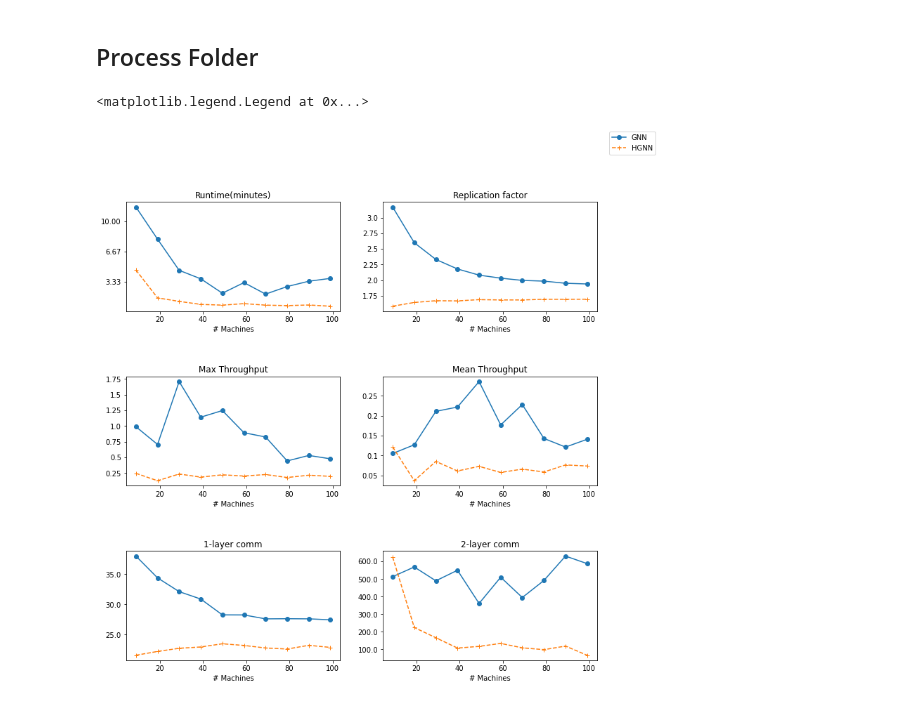
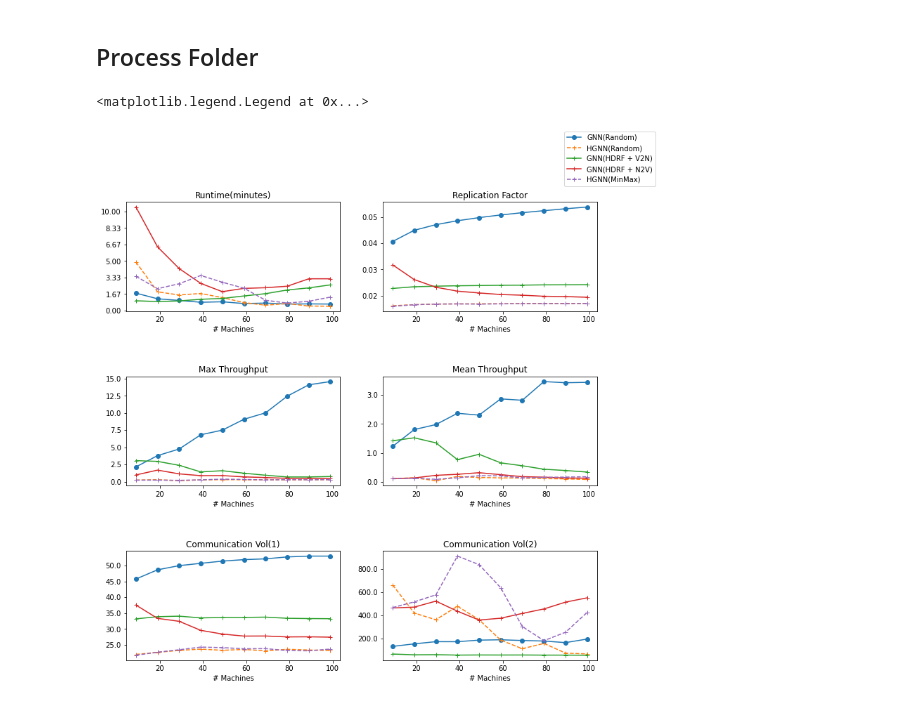
Before and after one commit to Rustam-Warwick/d3-gnn, a Jupyter notebook: helper-scripts/jupyter/Flink Metrics.ipynb, the cells around one changed output. Cells and saved outputs as stored; diff of their text form; code cells hidden in the pictures.

```diff
--- a/helper-scripts/jupyter/Flink Metrics.ipynb
+++ b/helper-scripts/jupyter/Flink Metrics.ipynb
@@ -202,32 +198,68 @@ class MetricStatistics:
 # %%
 fig, ax = plt.subplots(3,2, figsize=(12,12), gridspec_kw={"hspace":0.6})
 
-runtime1 = MetricStatistics(entry_folder_name="../../jupyter/metrics/star_expansion_window-50/", operator_name="GNN Operator - 2", metric_name="numRecordsOutPerSecond").get_runtime()
-runtime2 = MetricStatistics(entry_folder_name="../../jupyter/metrics/hypergraph_window-50/", operator_name="GNN Operator - 2", metric_name="numRecordsOutPerSecond").get_runtime()
-plot_aggregated_dict("Runtime(minutes)", [runtime1.output, runtime2.output],["GNN","HGNN"], ["o", "+" ], ["-", "--"], [None, None], xlabel="# Machines", formatter=sec_to_min, pre_fig=(fig,ax[0][0]))
+random_graph_runtime = MetricStatistics(entry_folder_name="../../metrics/AskUbuntu Graph HyperGraph Tests/ask-ubuntu-graph-random-v2n-session-50ms", operator_name="GNN Operator - 2", metric_name="numRecordsOutPerSecond").get_runtime()
+random_hypergraph_runtime = MetricStatistics(entry_folder_name="../../metrics/AskUbuntu Graph HyperGraph Tests/ask-ubuntu-hypergraph-random-session-50ms", operator_name="GNN Operator - 2", metric_name="numRecordsOutPerSecond").get_runtime()
+vertex_to_net_hdrf_graph_runtime = MetricStatistics(entry_folder_name="../../metrics/AskUbuntu Graph HyperGraph Tests/ask-ubuntu-graph-hdrf-v2n-session-50ms", operator_name="GNN Operator - 2", metric_name="numRecordsOutPerSecond").get_runtime()
+net_to_vertex_hdrf_graph_runtime = MetricStatistics(entry_folder_name="../../metrics/AskUbuntu Graph HyperGraph Tests/ask-ubuntu-graph-hdrf-n2v-session-50ms", operator_name="GNN Operator - 2", metric_name="numRecordsOutPerSecond").get_runtime()
+minmax_hypergraph_runtime = MetricStatistics(entry_folder_name="../../metrics/AskUbuntu Graph HyperGraph Tests/ask-ubuntu-hypergraph-minmax-session-50ms", operator_name="GNN Operator - 2", metric_name="numRecordsOutPerSecond").get_runtime()
+plot_aggregated_dict("Runtime(minutes)", [random_graph_runtime.output, random_hypergraph_runtime.output, vertex_to_net_hdrf_graph_runtime.output, net_to_vertex_hdrf_graph_runtime.output, minmax_hypergraph_runtime.output],
+                     ["GNN(Random)","HGNN(Random)","GNN(HDRF + V2N)", "GNN(HDRF + N2V)", "HGNN(MinMax)"], ["o", "+", "+","+","+" ], ["-", "--", "-","-","--"], [None, None, None, None, None], xlabel="# Machines", formatter=sec_to_min, pre_fig=(fig,ax[0][0]))
 
-replication1 = MetricStatistics(entry_folder_name="../../jupyter/metrics/star_expansion_window-50/", operator_name="HDRF-1Threads", metric_name="Replication Factor").get_replication_factor()
-replication2 = MetricStatistics(entry_folder_name="../../jupyter/metrics/hypergraph_window-50/", operator_name="HyperGraphMinMax", metric_name="Replication Factor").get_replication_factor()
-plot_aggregated_dict("Replication factor", [replication1.output, replication2.output],["HDRF","MinMax"], ["o", "+" ], ["-", "--"], [None, None], xlabel="# Machines", formatter=fmt_div_e3, pre_fig=(fig,ax[0][1]))
 
-max_throughput_1 = MetricStatistics(entry_folder_name="../../jupyter/metrics/star_expansion_window-50/", metric_name="throughput").get_max_throughput()
-max_throughput_2 = MetricStatistics(entry_folder_name="../../jupyter/metrics/hypergraph_window-50/", metric_name="throughput").get_max_throughput()
-plot_aggregated_dict("Max Throughput", [max_throughput_1.output, max_throughput_2.output],["GNN","HGNN"], ["o", "+" ], ["-", "--"], [None, None], xlabel="# Machines", formatter=fmt_div_e5, pre_fig=(fig,ax[1][0]))
+random_graph_rf = MetricStatistics(entry_folder_name="../../metrics/AskUbuntu Graph HyperGraph Tests/ask-ubuntu-graph-random-v2n-session-50ms", operator_name="Random Partitioner", metric_name="Replication Factor").get_replication_factor()
+random_hypergraph_rf = MetricStatistics(entry_folder_name="../../metrics/AskUbuntu Graph HyperGraph Tests/ask-ubuntu-hypergraph-random-session-50ms", operator_name="Random Partitioner", metric_name="Replication Factor").get_replication_factor()
+vertex_to_net_hdrf_graph_rf = MetricStatistics(entry_folder_name="../../metrics/AskUbuntu Graph HyperGraph Tests/ask-ubuntu-graph-hdrf-v2n-session-50ms", operator_name="HDRF[l=4.0,eps=1.0,threads=1]", metric_name="Replication Factor").get_replication_factor()
+net_to_vertex_hdrf_graph_rf = MetricStatistics(entry_folder_name="../../metrics/AskUbuntu Graph HyperGraph Tests/ask-ubuntu-graph-hdrf-n2v-session-50ms", operator_name="HDRF[l=4.0,eps=1.0,threads=1]", metric_name="Replication Factor").get_replication_factor()
+minmax_hypergraph_rf = MetricStatistics(entry_folder_name="../../metrics/AskUbuntu Graph HyperGraph Tests/ask-ubuntu-hypergraph-minmax-session-50ms", operator_name="HyperGraphMinMax", metric_name="Replication Factor").get_replication_factor()
+plot_aggregated_dict("Replication Factor", [random_graph_rf.output, random_hypergraph_rf.output, vertex_to_net_hdrf_graph_rf.output, net_to_vertex_hdrf_graph_rf.output, minmax_hypergraph_rf.output],
+                     ["GNN(Random)","HGNN(Random)","GNN(HDRF + V2N)", "GNN(HDRF + N2V)", "HGNN(MinMax)"], ["o", "+", "+","+","+" ], ["-", "--", "-","-","--"], [None, None, None, None, None], xlabel="# Machines", formatter=fmt_div_e5, pre_fig=(fig,ax[0][1]))
 
-mean_throughput_1 = MetricStatistics(entry_folder_name="../../jupyter/metrics/star_expansion_window-50/", metric_name="throughput").get_mean_throughput()
-mean_throughput_2 = MetricStatistics(entry_folder_name="../../jupyter/metrics/hypergraph_window-50/", metric_name="throughput").get_mean_throughput()
-plot_aggregated_dict("Mean Throughput", [mean_throughput_1.output, mean_throughput_2.output],["GNN","HGNN"], ["o", "+" ], ["-", "--"], [None, None], xlabel="# Machines", formatter=fmt_div_e5, pre_fig=(fig,ax[1][1]))
 
-volume1_1 = MetricStatistics(entry_folder_name="../../jupyter/metrics/star_expansion_window-50/", operator_name="GNN Operator - 1", metric_name="numRecordsOut").get_communication_volume()
-volume1_2 = MetricStatistics(entry_folder_name="../../jupyter/metrics/hypergraph_window-50/", operator_name="GNN Operator - 1", metric_name="numRecordsOut").get_communication_volume()
-plot_aggregated_dict("1-layer comm", [volume1_1.output, volume1_2.output],["GNN","HGNN"], ["o", "+" ], ["-", "--"], [None, None], xlabel="# Machines", formatter=fmt_div_e5, pre_fig=(fig,ax[2][0]))
+random_graph_maxthr = MetricStatistics(entry_folder_name="../../metrics/AskUbuntu Graph HyperGraph Tests/ask-ubuntu-graph-random-v2n-session-50ms", metric_name="throughput").get_max_throughput()
+random_hypergraph_maxthr = MetricStatistics(entry_folder_name="../../metrics/AskUbuntu Graph HyperGraph Tests/ask-ubuntu-hypergraph-random-session-50ms", metric_name="throughput").get_max_throughput()
+vertex_to_net_hdrf_graph_maxthr = MetricStatistics(entry_folder_name="../../metrics/AskUbuntu Graph HyperGraph Tests/ask-ubuntu-graph-hdrf-v2n-session-50ms",  metric_name="throughput").get_max_throughput()
+net_to_vertex_hdrf_graph_maxthr = MetricStatistics(entry_folder_name="../../metrics/AskUbuntu Graph HyperGraph Tests/ask-ubuntu-graph-hdrf-n2v-session-50ms", metric_name="throughput").get_max_throughput()
+minmax_hypergraph_maxthr = MetricStatistics(entry_folder_name="../../metrics/AskUbuntu Graph HyperGraph Tests/ask-ubuntu-hypergraph-minmax-session-50ms", metric_name="throughput").get_max_throughput()
+plot_aggregated_dict("Max Throughput", [random_graph_maxthr.output, random_hypergraph_maxthr.output, vertex_to_net_hdrf_graph_maxthr.output, net_to_vertex_hdrf_graph_maxthr.output, minmax_hypergraph_maxthr.output],
+                     ["GNN(Random)","HGNN(Random)","GNN(HDRF + V2N)", "GNN(HDRF + N2V)", "HGNN(MinMax)"], ["o", "+", "+","+","+" ], ["-", "--", "-","-","--"], [None, None, None, None, None], xlabel="# Machines", formatter=fmt_div_e5, pre_fig=(fig,ax[1][0]))
 
-volume2_1 = MetricStatistics(entry_folder_name="../../jupyter/metrics/star_expansion_window-50/", metric_name="numRecordsOut").get_communication_volume()
-volume2_2 = MetricStatistics(entry_folder_name="../../jupyter/metrics/hypergraph_window-50/", metric_name="numRecordsOut").get_communication_volume()
-plot_aggregated_dict("2-layer comm", [volume2_1.output, volume2_2.output],["GNN","HGNN"], ["o", "+" ], ["-", "--"], [None, None], xlabel="# Machines", formatter=fmt_div_e5, pre_fig=(fig,ax[2][1]))
+random_graph_meanthr = MetricStatistics(entry_folder_name="../../metrics/AskUbuntu Graph HyperGraph Tests/ask-ubuntu-graph-random-v2n-session-50ms", metric_name="throughput").get_mean_throughput()
+random_hypergraph_meanthr = MetricStatistics(entry_folder_name="../../metrics/AskUbuntu Graph HyperGraph Tests/ask-ubuntu-hypergraph-random-session-50ms", metric_name="throughput").get_mean_throughput()
+vertex_to_net_hdrf_graph_meanthr = MetricStatistics(entry_folder_name="../../metrics/AskUbuntu Graph HyperGraph Tests/ask-ubuntu-graph-hdrf-v2n-session-50ms",  metric_name="throughput").get_mean_throughput()
+net_to_vertex_hdrf_graph_meanthr = MetricStatistics(entry_folder_name="../../metrics/AskUbuntu Graph HyperGraph Tests/ask-ubuntu-graph-hdrf-n2v-session-50ms", metric_name="throughput").get_mean_throughput()
+minmax_hypergraph_meanthr = MetricStatistics(entry_folder_name="../../metrics/AskUbuntu Graph HyperGraph Tests/ask-ubuntu-hypergraph-minmax-session-50ms", metric_name="throughput").get_mean_throughput()
+plot_aggregated_dict("Mean Throughput", [random_graph_meanthr.output, random_hypergraph_meanthr.output, vertex_to_net_hdrf_graph_meanthr.output, net_to_vertex_hdrf_graph_meanthr.output, minmax_hypergraph_meanthr.output],
+                     ["GNN(Random)","HGNN(Random)","GNN(HDRF + V2N)", "GNN(HDRF + N2V)", "HGNN(MinMax)"], ["o", "+", "+","+","+" ], ["-", "--", "-","-","--"], [None, None, None, None, None], xlabel="# Machines", formatter=fmt_div_e5, pre_fig=(fig,ax[1][1]))
+
+
+random_graph_meanthr = MetricStatistics(entry_folder_name="../../metrics/AskUbuntu Graph HyperGraph Tests/ask-ubuntu-graph-random-v2n-session-50ms",operator_name="GNN Operator - 1", metric_name="numRecordsOut").get_communication_volume()
+random_hypergraph_meanthr = MetricStatistics(entry_folder_name="../../metrics/AskUbuntu Graph HyperGraph Tests/ask-ubuntu-hypergraph-random-session-50ms",operator_name="GNN Operator - 1", metric_name="numRecordsOut").get_communication_volume()
+vertex_to_net_hdrf_graph_meanthr = MetricStatistics(entry_folder_name="../../metrics/AskUbuntu Graph HyperGraph Tests/ask-ubuntu-graph-hdrf-v2n-session-50ms",operator_name="GNN Operator - 1",  metric_name="numRecordsOut").get_communication_volume()
+net_to_vertex_hdrf_graph_meanthr = MetricStatistics(entry_folder_name="../../metrics/AskUbuntu Graph HyperGraph Tests/ask-ubuntu-graph-hdrf-n2v-session-50ms",operator_name="GNN Operator - 1", metric_name="numRecordsOut").get_communication_volume()
+minmax_hypergraph_meanthr = MetricStatistics(entry_folder_name="../../metrics/AskUbuntu Graph HyperGraph Tests/ask-ubuntu-hypergraph-minmax-session-50ms",operator_name="GNN Operator - 1", metric_name="numRecordsOut").get_communication_volume()
+plot_aggregated_dict("Communication Vol(1)", [random_graph_meanthr.output, random_hypergraph_meanthr.output, vertex_to_net_hdrf_graph_meanthr.output, net_to_vertex_hdrf_graph_meanthr.output, minmax_hypergraph_meanthr.output],
+                     ["GNN(Random)","HGNN(Random)","GNN(HDRF + V2N)", "GNN(HDRF + N2V)", "HGNN(MinMax)"], ["o", "+", "+","+","+" ], ["-", "--", "-","-","--"], [None, None, None, None, None], xlabel="# Machines", formatter=fmt_div_e5, pre_fig=(fig,ax[2][0]))
+
+random_graph_meanthr = MetricStatistics(entry_folder_name="../../metrics/AskUbuntu Graph HyperGraph Tests/ask-ubuntu-graph-random-v2n-session-50ms", metric_name="numRecordsOut").get_communication_volume()
+random_hypergraph_meanthr = MetricStatistics(entry_folder_name="../../metrics/AskUbuntu Graph HyperGraph Tests/ask-ubuntu-hypergraph-random-session-50ms", metric_name="numRecordsOut").get_communication_volume()
+vertex_to_net_hdrf_graph_meanthr = MetricStatistics(entry_folder_name="../../metrics/AskUbuntu Graph HyperGraph Tests/ask-ubuntu-graph-hdrf-v2n-session-50ms",  metric_name="numRecordsOut").get_communication_volume()
+net_to_vertex_hdrf_graph_meanthr = MetricStatistics(entry_folder_name="../../metrics/AskUbuntu Graph HyperGraph Tests/ask-ubuntu-graph-hdrf-n2v-session-50ms", metric_name="numRecordsOut").get_communication_volume()
+minmax_hypergraph_meanthr = MetricStatistics(entry_folder_name="../../metrics/AskUbuntu Graph HyperGraph Tests/ask-ubuntu-hypergraph-minmax-session-50ms", metric_name="numRecordsOut").get_communication_volume()
+plot_aggregated_dict("Communication Vol(2)", [random_graph_meanthr.output, random_hypergraph_meanthr.output, vertex_to_net_hdrf_graph_meanthr.output, net_to_vertex_hdrf_graph_meanthr.output, minmax_hypergraph_meanthr.output],
+                     ["GNN(Random)","HGNN(Random)","GNN(HDRF + V2N)", "GNN(HDRF + N2V)", "HGNN(MinMax)"], ["o", "+", "+","+","+" ], ["-", "--", "-","-","--"], [None, None, None, None, None], xlabel="# Machines", formatter=fmt_div_e5, pre_fig=(fig,ax[2][1]))
+
+
+# volume1_1 = MetricStatistics(entry_folder_name="../../jupyter/metrics/star_expansion_window-50/", operator_name="GNN Operator - 1", metric_name="numRecordsOut").get_communication_volume()
+# volume1_2 = MetricStatistics(entry_folder_name="../../jupyter/metrics/hypergraph_window-50/", operator_name="GNN Operator - 1", metric_name="numRecordsOut").get_communication_volume()
+# plot_aggregated_dict("1-layer comm", [volume1_1.output, volume1_2.output],["GNN","HGNN"], ["o", "+" ], ["-", "--"], [None, None], xlabel="# Machines", formatter=fmt_div_e5, pre_fig=(fig,ax[2][0]))
+
+# volume2_1 = MetricStatistics(entry_folder_name="../../jupyter/metrics/star_expansion_window-50/", metric_name="numRecordsOut").get_communication_volume()
+# volume2_2 = MetricStatistics(entry_folder_name="../../jupyter/metrics/hypergraph_window-50/", metric_name="numRecordsOut").get_communication_volume()
+# plot_aggregated_dict("2-layer comm", [volume2_1.output, volume2_2.output],["GNN","HGNN"], ["o", "+" ], ["-", "--"], [None, None], xlabel="# Machines", formatter=fmt_div_e5, pre_fig=(fig,ax[2][1]))
 
 
 fig.legend(ax[0][0].get_legend_handles_labels()[1])
 # %% [output]
 <matplotlib.legend.Legend at 0x...>
-[figure, old version]
+[figure, new version]
```
Also changed, not shown: parts of 1 cell of this notebook, 45 other files.
